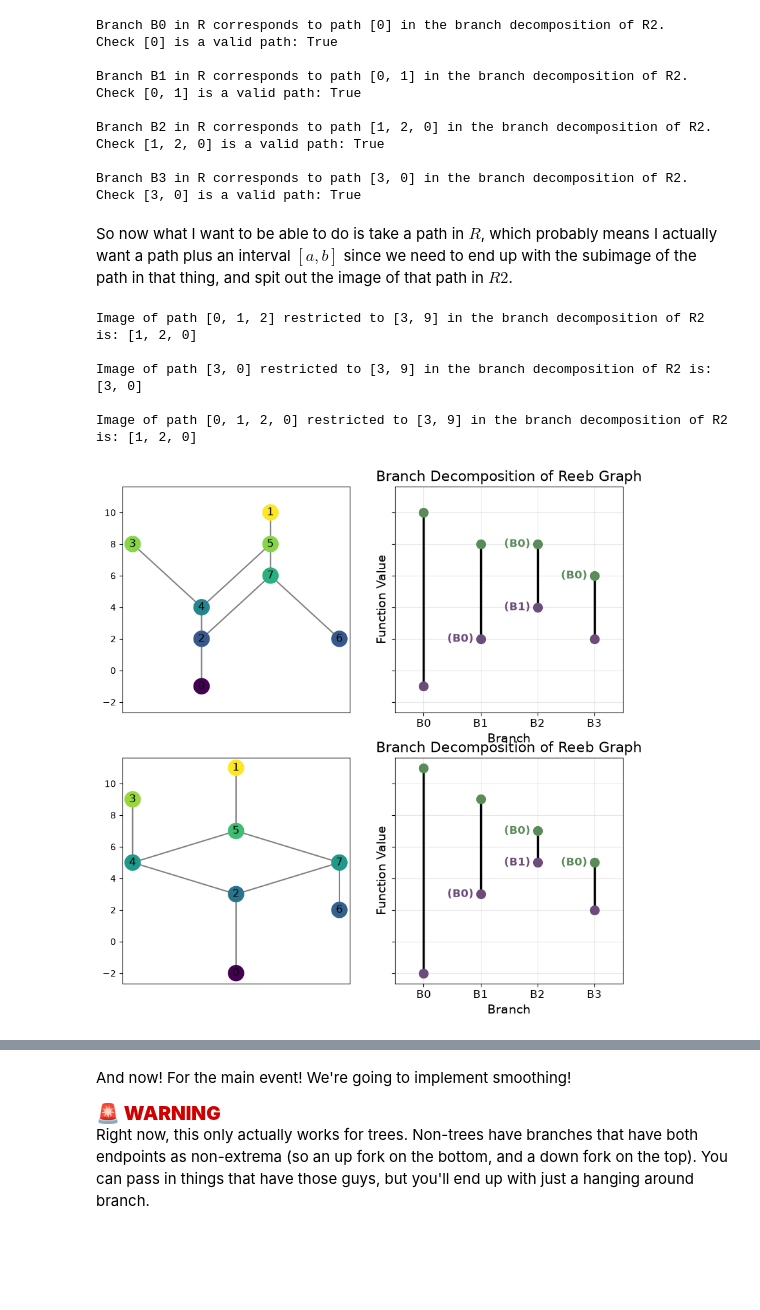
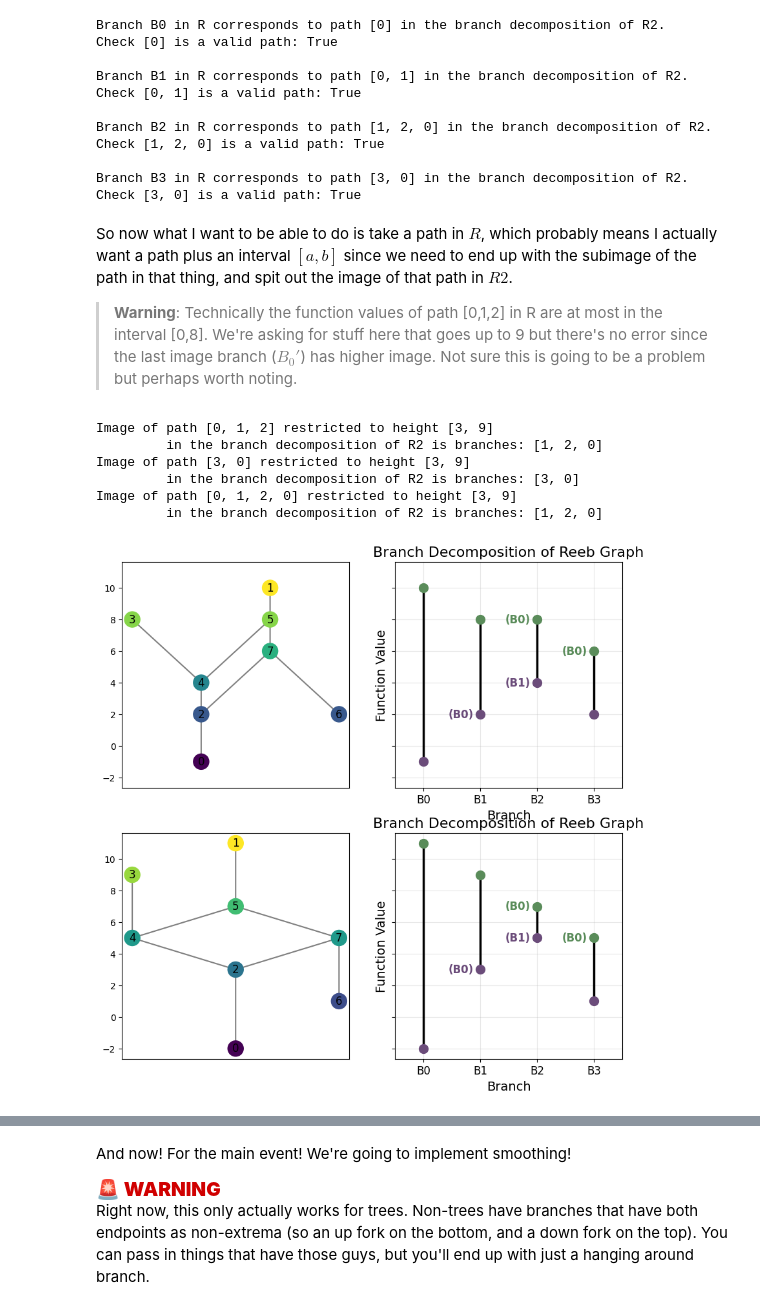
Before and after one commit to MunchLab/ceREEBerus, a Jupyter notebook: doc_source/experimental/sandbox_decomposition.ipynb, the cells around one changed output, grey strips where cells are left out. Drawn from its saved outputs; the diff is of its cells as text; code cells hidden in the pictures; blank space fills up the shorter version.

```diff
--- a/doc_source/experimental/sandbox_decomposition.ipynb
+++ b/doc_source/experimental/sandbox_decomposition.ipynb
@@ -46,7 +46,7 @@ myB2 = branch.BranchDecomp()
 myB2.append(-2,11)
 myB2.append(3,9,bottom_branch = 0)
 myB2.append(5,7,bottom_branch = 1, top_branch = 0)
-myB2.append(2,5,top_branch = 0)
+myB2.append(1,5,top_branch = 0)
 
 branch_map = branch.BranchDecompMap(myB, myB2)
 branch_map.set_image(0, [0])
@@ -233,24 +239,27 @@ Branch B3 in R corresponds to path [3, 0] in the branch decomposition of R2.
 Check [3, 0] is a valid path: True
 # %% [markdown]
 So now what I want to be able to do is take a path in $R$, which probably means I actually want a path plus an interval $[a,b]$ since we need to end up with the subimage of the path in that thing, and spit out the image of that path in $R2$.
+
+> **Warning**: Technically the function values of path [0,1,2] in R are at most in the interval [0,8]. We're asking for stuff here that goes up to 9 but there's no error since the last image branch ($B_0'$) has higher image. Not sure this is going to be a problem but perhaps worth noting.
 # %%
 for path in paths_to_check:
     image = myB.path_image(path, 3, 9, branch_map)
     image_indices = [myB2._index_of_branch(branch) for branch in image]
     print(
-        f"Image of path {path} restricted to [3, 9] "
-        f"in the branch decomposition of R2 is: {image_indices}"
+        f"Image of path {path} restricted to height [3, 9]\n\t "
+        f"in the branch decomposition of R2 is branches: {image_indices}"
     )
 
 fig, ax = plt.subplots(2,2, figsize=(10,10), sharey=True)
 R.draw(ax = ax[0,0]);
 myB.draw(ax = ax[0,1]);
 R2.draw(ax = ax[1,0]);
 myB2.draw(ax = ax[1,1]);
 # %% [output]
-Image of path [0, 1, 2] restricted to [3, 9] in the branch decomposition of R2 is: [1, 2, 0]
-
-Image of path [3, 0] restricted to [3, 9] in the branch decomposition of R2 is: [3, 0]
-
-Image of path [0, 1, 2, 0] restricted to [3, 9] in the branch decomposition of R2 is: [1, 2, 0]
+Image of path [0, 1, 2] restricted to height [3, 9]
+         in the branch decomposition of R2 is branches: [1, 2, 0]
+Image of path [3, 0] restricted to height [3, 9]
+         in the branch decomposition of R2 is branches: [3, 0]
+Image of path [0, 1, 2, 0] restricted to height [3, 9]
+         in the branch decomposition of R2 is branches: [1, 2, 0]
-[figure, old version]
+[figure, new version]
```
Also changed, not shown: parts of 19 cells of this notebook, 2 other files.
